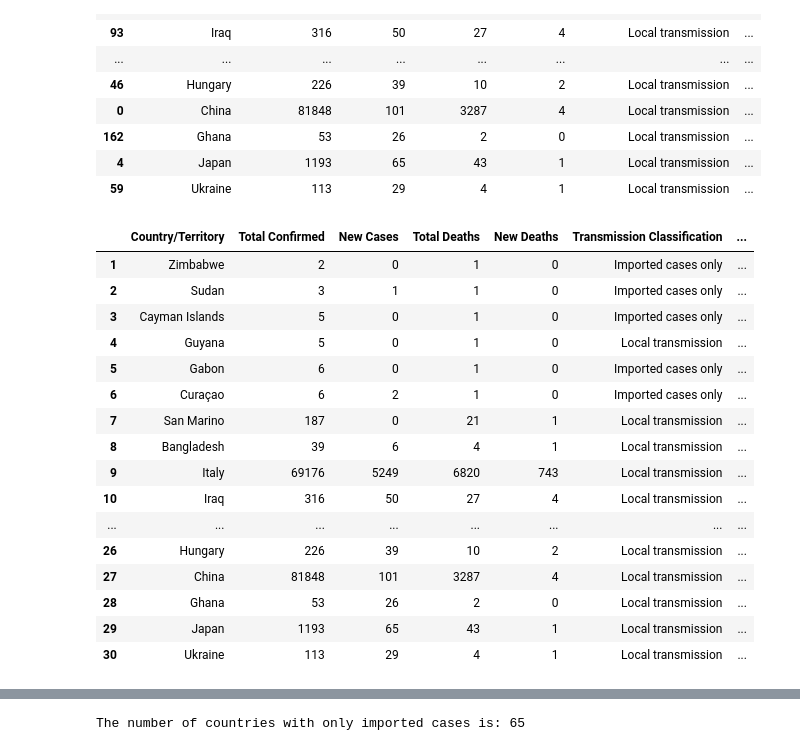
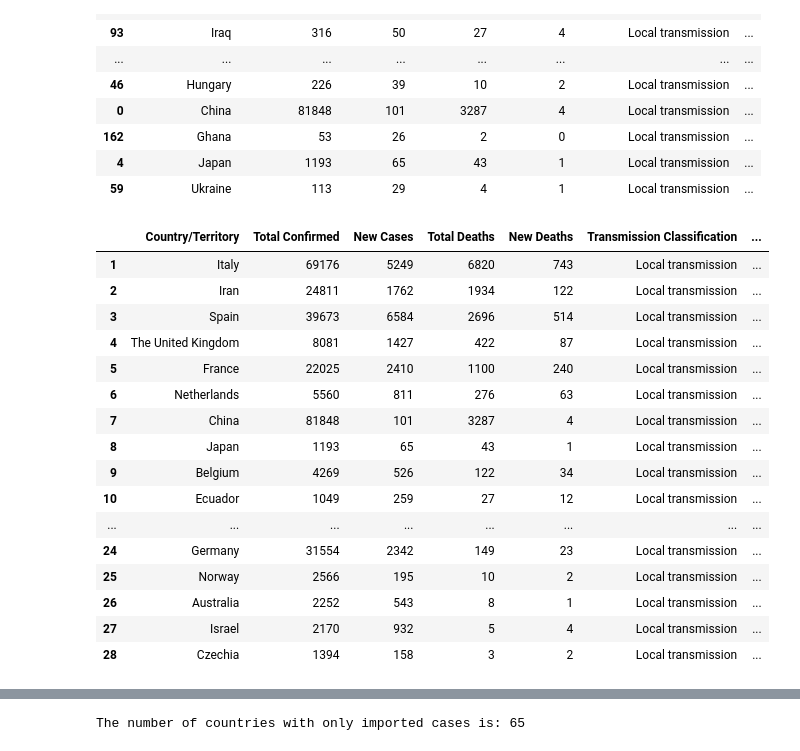
Before and after one commit to Rpinto02/COVID-19, a Jupyter notebook: WHO-Report-20200325.ipynb, the cells around one changed output, grey strips where cells are left out. Drawn from its saved outputs; the diff is of its cells as text; code cells hidden in the pictures.

```diff
--- a/WHO-Report-20200325.ipynb
+++ b/WHO-Report-20200325.ipynb
@@ -66,31 +66,31 @@ df[0:30]
 | 4 | Japan | 1193 | 65 | 43 | 1 | Local transmission | ... |
 | 59 | Ukraine | 113 | 29 | 4 | 1 | Local transmission | ... |
 # %%
-minimum_number_cases = 1000#define the minimum number of cases here/defina o número mínimo de casos aqui
+minimum_number_cases = 1000 #define the minimum number of cases here/defina o número mínimo de casos aqui
 
 dfMinNumCases = df[df['Total Confirmed'] > minimum_number_cases]
-dfMinNumCases = df.reset_index(drop=True)
-dfMinNumCases.index = np.arange(1, (len(df)+1))
+dfMinNumCases = dfMinNumCases.reset_index(drop=True)
+dfMinNumCases.index = np.arange(1, (len(dfMinNumCases)+1))
 
 dfMinNumCases[0:30]
 # %% [output]
 |  | Country/Territory | Total Confirmed | New Cases | Total Deaths | New Deaths | Transmission Classification | ... |
-| 1 | Zimbabwe | 2 | 0 | 1 | 0 | Imported cases only | ... |
-| 2 | Sudan | 3 | 1 | 1 | 0 | Imported cases only | ... |
-| 3 | Cayman Islands | 5 | 0 | 1 | 0 | Imported cases only | ... |
-| 4 | Guyana | 5 | 0 | 1 | 0 | Local transmission | ... |
-| 5 | Gabon | 6 | 0 | 1 | 0 | Imported cases only | ... |
-| 6 | Curaçao | 6 | 2 | 1 | 0 | Imported cases only | ... |
-| 7 | San Marino | 187 | 0 | 21 | 1 | Local transmission | ... |
-| 8 | Bangladesh | 39 | 6 | 4 | 1 | Local transmission | ... |
-| 9 | Italy | 69176 | 5249 | 6820 | 743 | Local transmission | ... |
-| 10 | Iraq | 316 | 50 | 27 | 4 | Local transmission | ... |
+| 1 | Italy | 69176 | 5249 | 6820 | 743 | Local transmission | ... |
+| 2 | Iran | 24811 | 1762 | 1934 | 122 | Local transmission | ... |
+| 3 | Spain | 39673 | 6584 | 2696 | 514 | Local transmission | ... |
+| 4 | The United Kingdom | 8081 | 1427 | 422 | 87 | Local transmission | ... |
+| 5 | France | 22025 | 2410 | 1100 | 240 | Local transmission | ... |
+| 6 | Netherlands | 5560 | 811 | 276 | 63 | Local transmission | ... |
+| 7 | China | 81848 | 101 | 3287 | 4 | Local transmission | ... |
+| 8 | Japan | 1193 | 65 | 43 | 1 | Local transmission | ... |
+| 9 | Belgium | 4269 | 526 | 122 | 34 | Local transmission | ... |
+| 10 | Ecuador | 1049 | 259 | 27 | 12 | Local transmission | ... |
 | ... | ... | ... | ... | ... | ... | ... | ... |
-| 26 | Hungary | 226 | 39 | 10 | 2 | Local transmission | ... |
-| 27 | China | 81848 | 101 | 3287 | 4 | Local transmission | ... |
-| 28 | Ghana | 53 | 26 | 2 | 0 | Local transmission | ... |
-| 29 | Japan | 1193 | 65 | 43 | 1 | Local transmission | ... |
-| 30 | Ukraine | 113 | 29 | 4 | 1 | Local transmission | ... |
+| 24 | Germany | 31554 | 2342 | 149 | 23 | Local transmission | ... |
+| 25 | Norway | 2566 | 195 | 10 | 2 | Local transmission | ... |
+| 26 | Australia | 2252 | 543 | 8 | 1 | Local transmission | ... |
+| 27 | Israel | 2170 | 932 | 5 | 4 | Local transmission | ... |
+| 28 | Czechia | 1394 | 158 | 3 | 2 | Local transmission | ... |
 # %%
 #matplotlib defaults
 sns.set(style="whitegrid")
```
Also changed, not shown: parts of 5 cells of this notebook, 3 other files.
